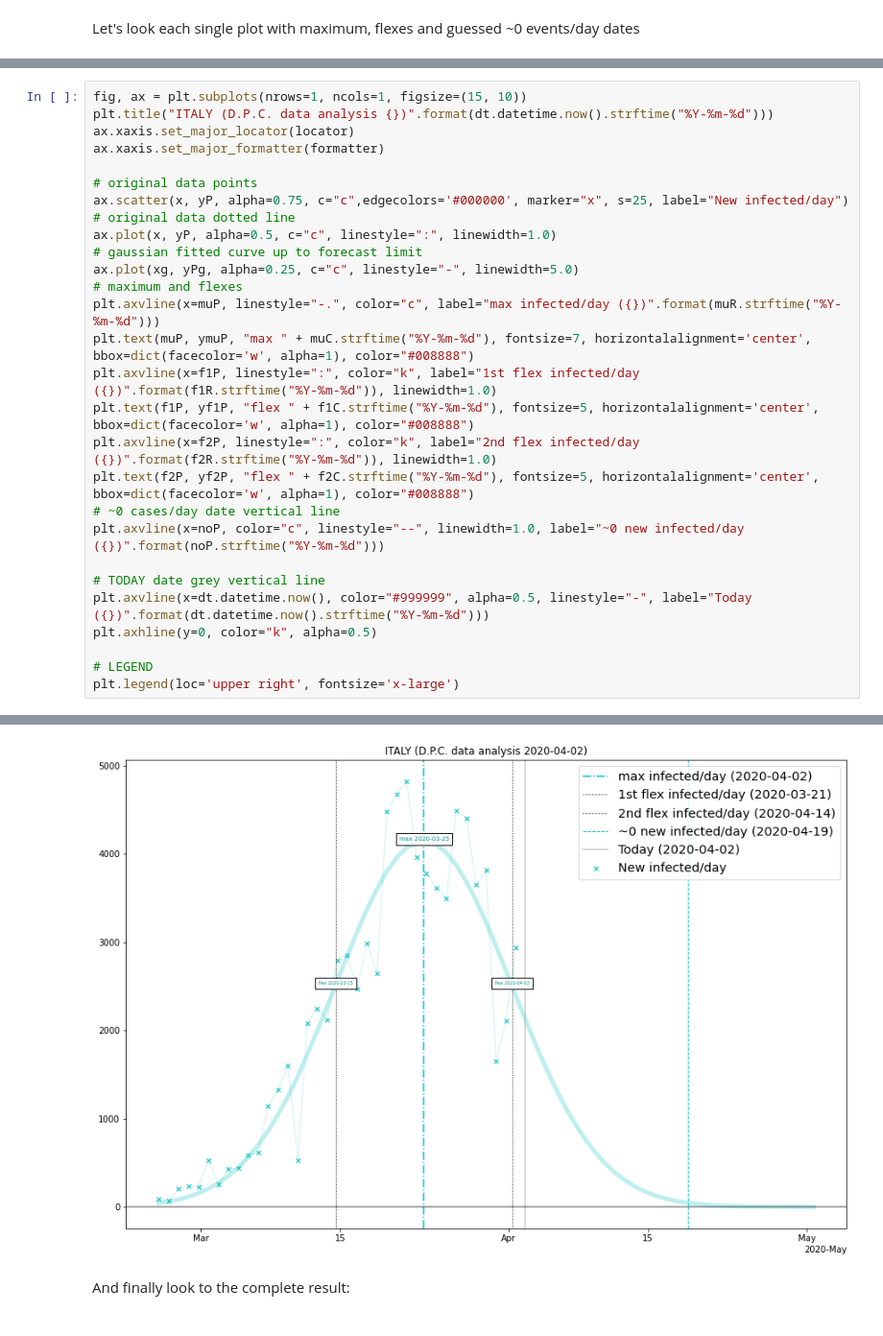
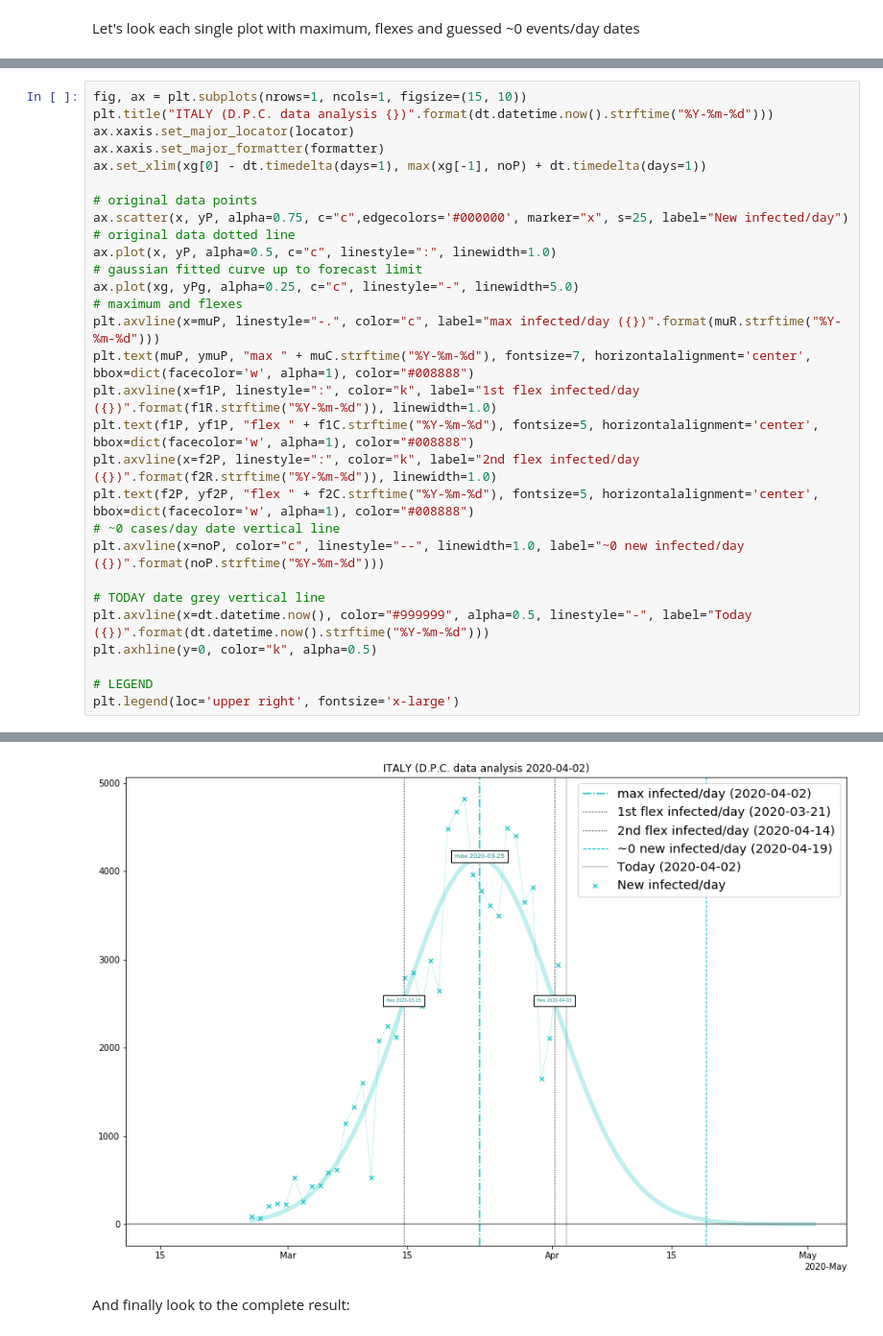
Before and after one commit to maxdevblock/covid-19-italy, a Jupyter notebook: covid-italy.ipynb, the cells around one changed output, grey strips where cells are left out. Shown at 96% size. Drawn from its saved outputs; the diff is of its cells as text.

Commit message:
set_xlim

```diff
--- a/covid-italy.ipynb
+++ b/covid-italy.ipynb
@@ -470,34 +481,35 @@ plt.legend(loc='upper right', fontsize='x-large')
 # %%
 fig, ax = plt.subplots(nrows=1, ncols=1, figsize=(15, 10))
 plt.title("ITALY (D.P.C. data analysis {})".format(dt.datetime.now().strftime("%Y-%m-%d")))
 ax.xaxis.set_major_locator(locator)
 ax.xaxis.set_major_formatter(formatter)
+ax.set_xlim(xg[0] - dt.timedelta(days=1), max(xg[-1], noP) + dt.timedelta(days=1))
 
 # original data points
 ax.scatter(x, yP, alpha=0.75, c="c",edgecolors='#000000', marker="x", s=25, label="New infected/day")
 # original data dotted line
 ax.plot(x, yP, alpha=0.5, c="c", linestyle=":", linewidth=1.0)
 # gaussian fitted curve up to forecast limit
 ax.plot(xg, yPg, alpha=0.25, c="c", linestyle="-", linewidth=5.0)
 # maximum and flexes
 plt.axvline(x=muP, linestyle="-.", color="c", label="max infected/day ({})".format(muR.strftime("%Y-%m-%d")))
 plt.text(muP, ymuP, "max " + muC.strftime("%Y-%m-%d"), fontsize=7, horizontalalignment='center', bbox=dict(facecolor='w', alpha=1), color="#008888")
 plt.axvline(x=f1P, linestyle=":", color="k", label="1st flex infected/day ({})".format(f1R.strftime("%Y-%m-%d")), linewidth=1.0)
 plt.text(f1P, yf1P, "flex " + f1C.strftime("%Y-%m-%d"), fontsize=5, horizontalalignment='center', bbox=dict(facecolor='w', alpha=1), color="#008888")
 plt.axvline(x=f2P, linestyle=":", color="k", label="2nd flex infected/day ({})".format(f2R.strftime("%Y-%m-%d")), linewidth=1.0)
 plt.text(f2P, yf2P, "flex " + f2C.strftime("%Y-%m-%d"), fontsize=5, horizontalalignment='center', bbox=dict(facecolor='w', alpha=1), color="#008888")
 # ~0 cases/day date vertical line
 plt.axvline(x=noP, color="c", linestyle="--", linewidth=1.0, label="~0 new infected/day ({})".format(noP.strftime("%Y-%m-%d")))
 
 # TODAY date grey vertical line
 plt.axvline(x=dt.datetime.now(), color="#999999", alpha=0.5, linestyle="-", label="Today ({})".format(dt.datetime.now().strftime("%Y-%m-%d")))
 plt.axhline(y=0, color="k", alpha=0.5)
 
 # LEGEND
 plt.legend(loc='upper right', fontsize='x-large')
 # %% [output]
 <matplotlib.legend.Legend at 0x...>
-[figure, old version]
+[figure, new version]
 # %% [markdown]
 And finally look to the complete result:
 # %%
```
Also changed, not shown: parts of 12 cells of this notebook.
